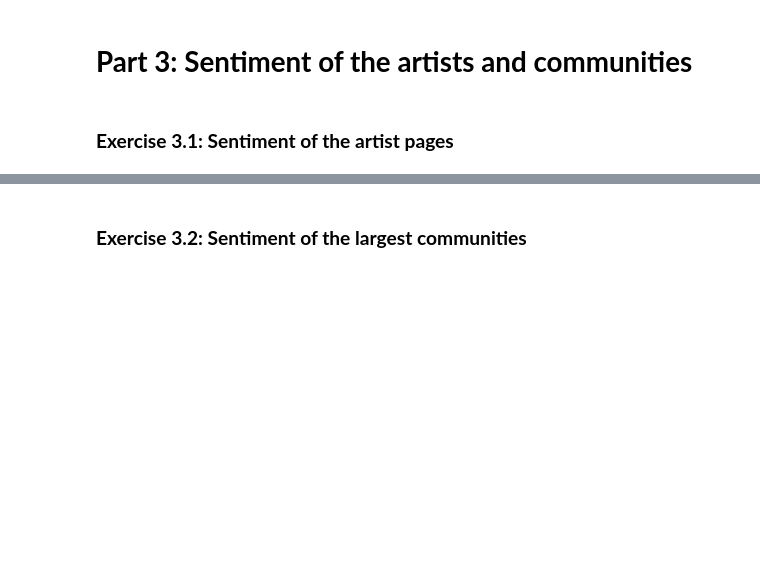
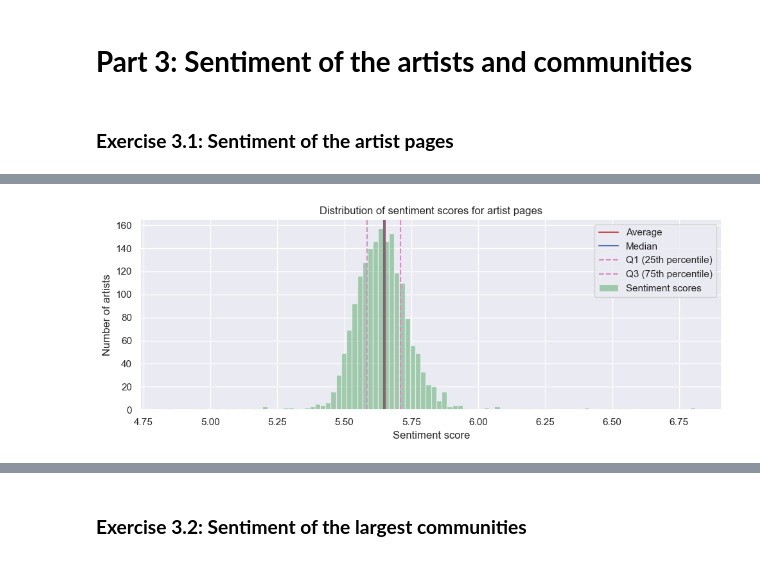
Before and after one commit to annaekner/social-graphs, a Jupyter notebook: Assignment 2/Assignment2.ipynb, the cells around one changed output, grey strips where cells are left out. Cells and saved outputs as stored; diff of their text form; code cells hidden in the pictures; blank space fills up the shorter version.

```diff
--- a/Assignment 2/Assignment2.ipynb
+++ b/Assignment 2/Assignment2.ipynb
@@ -583,0 +570,16 @@ To-do:
+# %%
+def load_wordlist():
+    """
+    Load the LabMT wordlist.
+
+    Returns
+        wordlist: wordlist with happiness scores (pd.DataFrame)
+        happiness_score_dict: dictionary of words in the wordlist and their happiness scores (dict)
+    """
+    wordlist = pd.read_table("wordlist.txt")
+    happiness_score_dict = wordlist.set_index('word')['happiness_average'].to_dict()
+
+    return wordlist, happiness_score_dict
+
+# Load the LabMT wordlist
+wordlist, happiness_score_dict = load_wordlist()
@@ -583,0 +772,12 @@ To-do:
+# %%
+# Compute sentiment statistics across all nodes
+sentiment_statistics = compute_sentiment_statistics(artist_undirected_graph)
+
+print(f'Sentiment statistics of the artist graph')
+print(f'\tMinimum: {sentiment_statistics["minimum"]:.2f}')
+print(f'\tMaximum: {sentiment_statistics["maximum"]:.2f}')
+print(f'\tAverage: {sentiment_statistics["average"]:.2f}')
+print(f'\tMedian: {sentiment_statistics["median"]:.2f}')
+print(f'\tVariance: {sentiment_statistics["variance"]:.2f}')
+print(f'\t25th percentile: {sentiment_statistics["percentile_25"]:.2f}')
+print(f'\t75th percentile: {sentiment_statistics["percentile_75"]:.2f}')
@@ -583,0 +793,4 @@ To-do:
+# %%
+plot_sentiment_statistics(artist_undirected_graph, sentiment_statistics)
+# %% [output]
+[figure, added]
```
Also changed, not shown: parts of 12 cells of this notebook, 1 other file.
